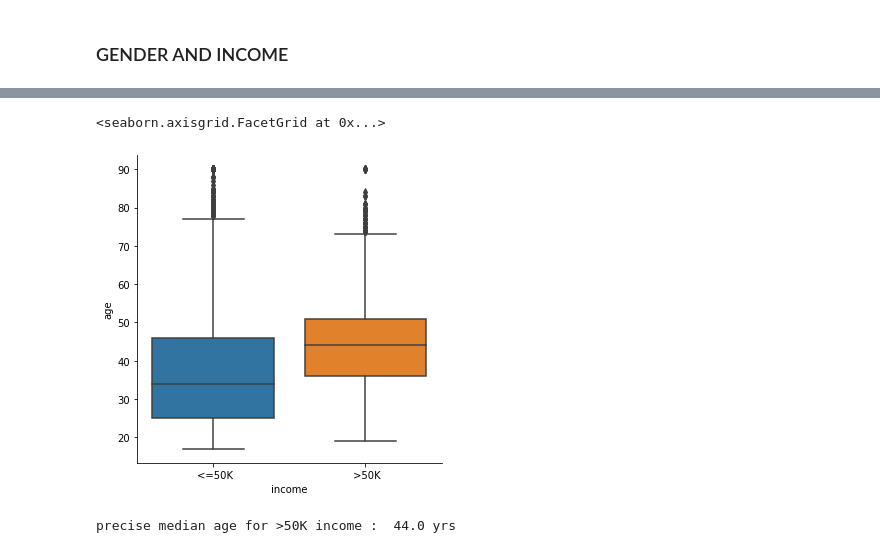
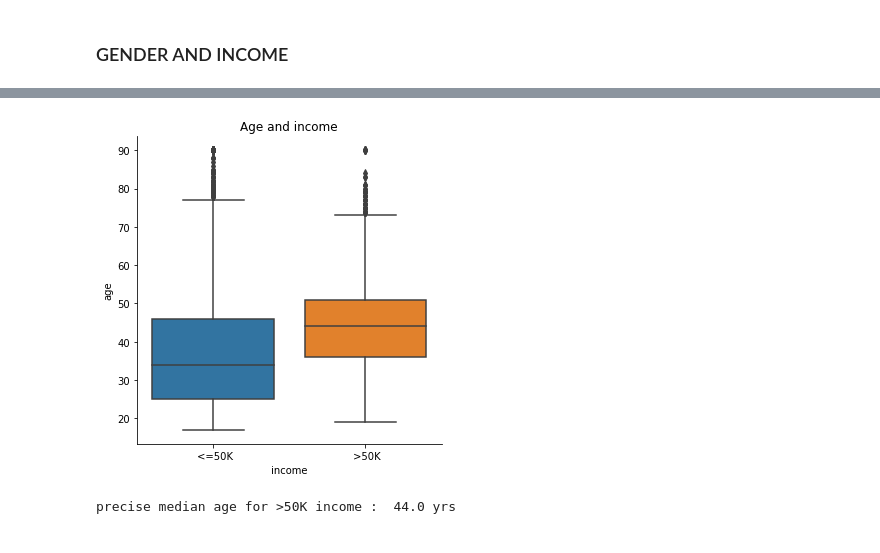
Before and after one commit to agomolka/AdultIncomeAnalysis, a Jupyter notebook: Adult_income_analysis.ipynb, the cells around one changed output, grey strips where cells are left out. Saved outputs shown, nothing was run; the diff lists cells and outputs as text; code cells hidden in the pictures.

```diff
--- a/Adult_income_analysis.ipynb
+++ b/Adult_income_analysis.ipynb
@@ -89,8 +91,9 @@ Source: https://www.census.gov/prod/cen2010/briefs/c2010br-03.pdf
 # %%
 sns.catplot(x='income', y='age', kind="box", data=df)
+plt.title('Age and income')
+plt.show()
 # %% [output]
-<seaborn.axisgrid.FacetGrid at 0x...>
-[figure, old version]
+[figure, new version]
 # %%
 print('precise median age for >50K income : ',df[df['income']==' >50K']['age'].median(), 'yrs')
 # %% [output]
```
Also changed, not shown: parts of 14 cells of this notebook.
